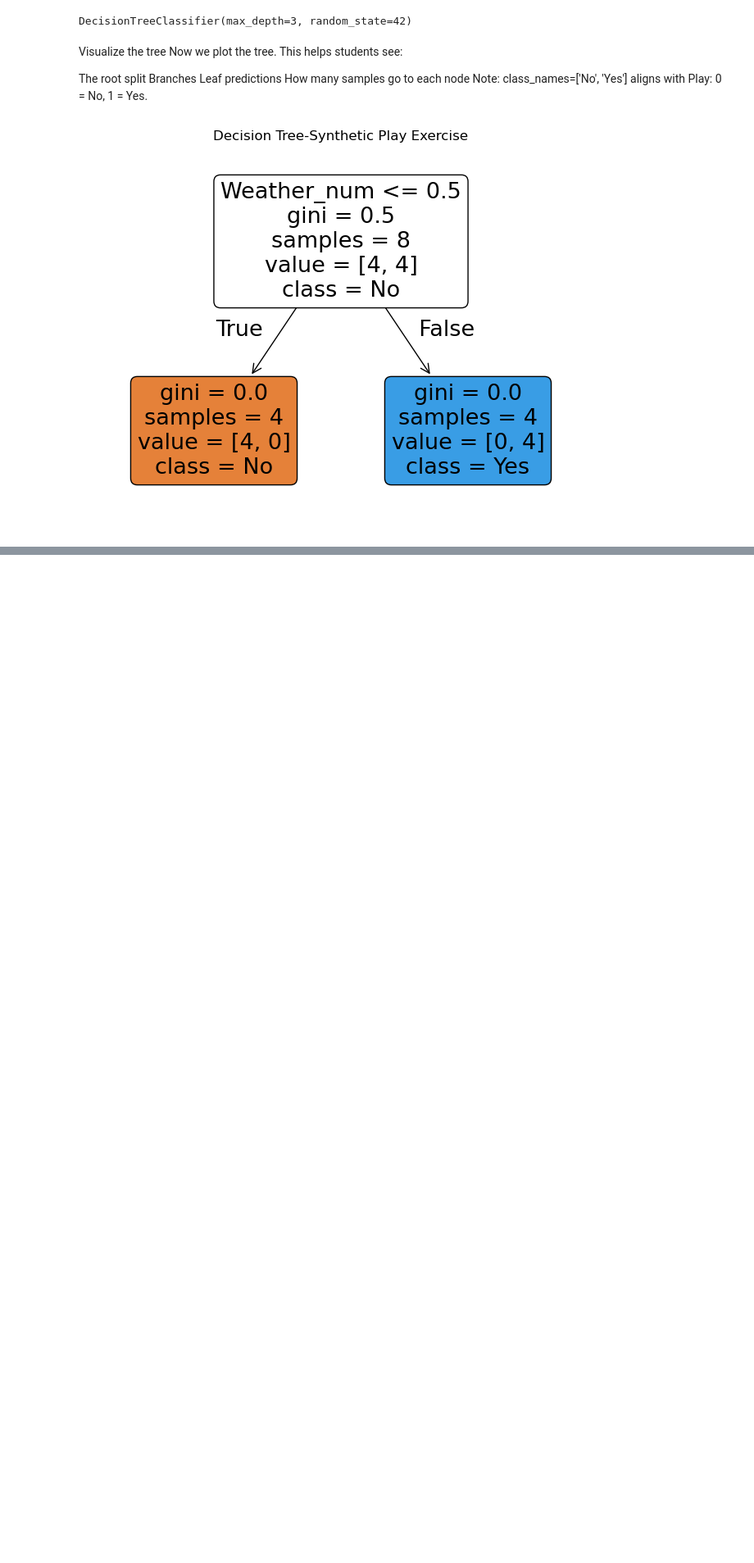
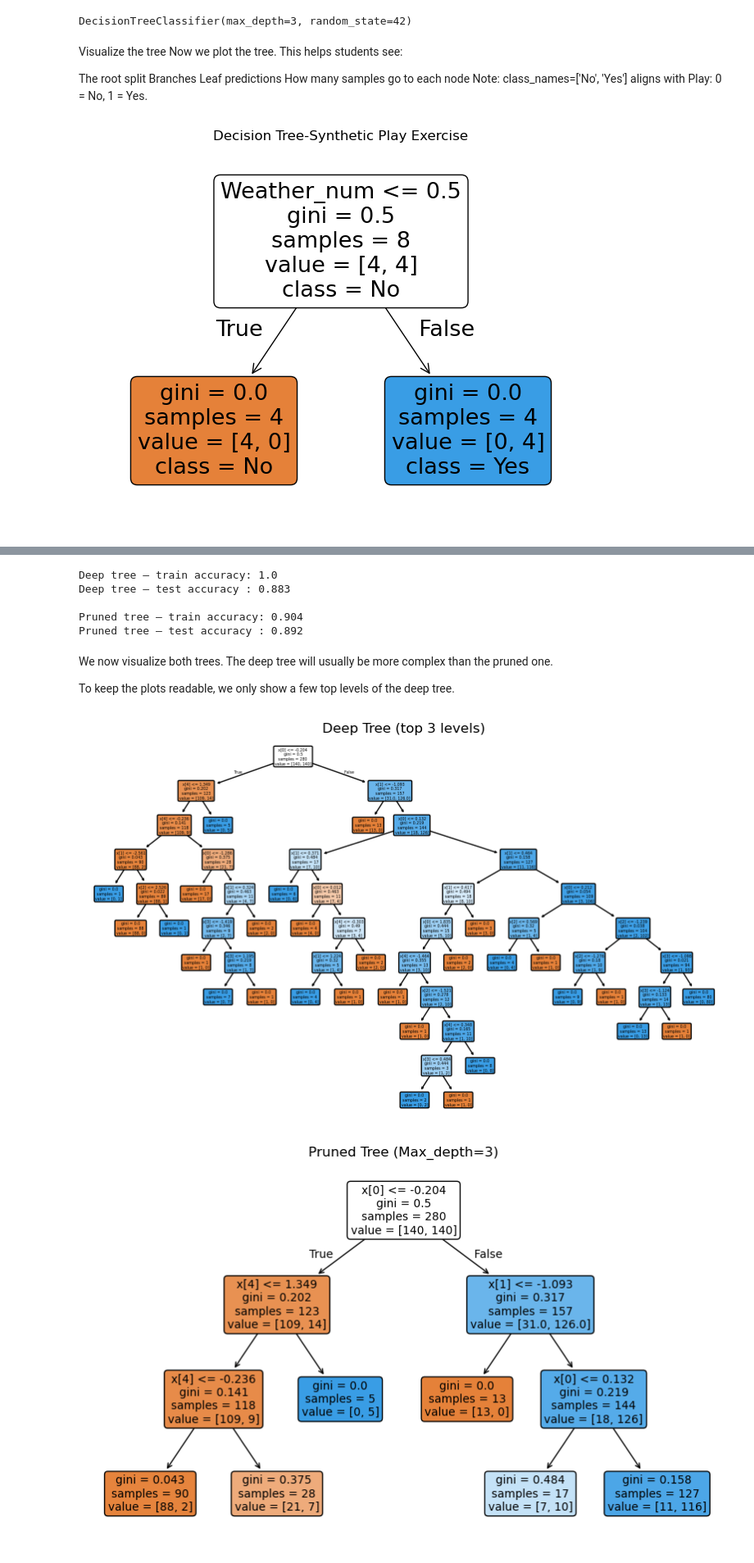
Before and after one commit to sayeedarefin/PHITRON_ML_AI, a Jupyter notebook: Module_11.ipynb, the cells around one changed output, grey strips where cells are left out. Shown at 82% size. Saved outputs shown, nothing was run; the diff lists cells and outputs as text; code cells hidden in the pictures; blank space fills up the shorter version.

Commit message:
Deep Tree

```diff
--- a/Module_11.ipynb
+++ b/Module_11.ipynb
@@ -107,0 +168,44 @@ plt.show()
+# %%
+#Train a deep tree vs a pruned tree
+deep_tree = DecisionTreeClassifier(random_state=42) # declaring a variable where a funtion is assigned to it. Here, DecisionTreeClassifier is a function that creates a decision tree model for classification tasks. The random_state parameter is set to 42 to ensure reproducibility of results.
+deep_tree.fit(X_train_big, y_train_big) # fitting the deep_tree model to the training data (X_train_big and y_train_big). This process involves finding patterns in the training data to make predictions.
+
+pruned_tree = DecisionTreeClassifier(max_depth=3, random_state=42) # declaring a variable where a funtion is assigned to it. Here, DecisionTreeClassifier is a function that creates a decision tree model for classification tasks. The max_depth parameter is set to 3, which limits the depth of the tree to prevent overfitting. The random_state parameter is set to 42 to ensure reproducibility of results.
+pruned_tree.fit(X_train_big, y_train_big) # fitting the pruned_tree model to the training data (X_train_big and y_train_big). This process involves finding patterns in the training data to make predictions.
+
+y_train_pred_deep = deep_tree.predict(X_train_big) # predicting the target variable for the training data (X_train_big) using the deep_tree model. The predicted values are stored in the variable y_train_pred_deep.
+y_test_pred_deep = deep_tree.predict(X_test_big) # predicting the target variable for the testing data (X_test_big) using the deep_tree model. The predicted values are stored in the variable y_test_pred_deep.
+
+y_train_pred_pruned = pruned_tree.predict(X_train_big) # predicting the target variable for the training data (X_train_big) using the pruned_tree model. The predicted values are stored in the variable y_train_pred_pruned.
+y_test_pred_pruned = pruned_tree.predict(X_test_big) # predicting the target variable for the testing data (X_test_big) using the pruned_tree model. The predicted values are stored in the variable y_test_pred_pruned.
+
+print('Deep tree – train accuracy:', round(accuracy_score(y_train_big, y_train_pred_deep), 3)) # calculating and printing the accuracy of the deep_tree model on the training data. The accuracy_score function compares the true labels (y_train_big) with the predicted labels (y_train_pred_deep) and computes the accuracy. The result is rounded to three decimal places and printed.
+print('Deep tree – test accuracy :', round(accuracy_score(y_test_big, y_test_pred_deep), 3)) # calculating and printing the accuracy of the deep_tree model on the testing data. The accuracy_score function compares the true labels (y_test_big) with the predicted labels (y_test_pred_deep) and computes the accuracy. The result is rounded to three decimal places and printed.
+print()
+print('Pruned tree – train accuracy:', round(accuracy_score(y_train_big, y_train_pred_pruned), 3))  # calculating and printing the accuracy of the pruned_tree model on the training data. The accuracy_score function compares the true labels (y_train_big) with the predicted labels (y_train_pred_pruned) and computes the accuracy. The result is rounded to three decimal places and printed.
+print('Pruned tree – test accuracy :', round(accuracy_score(y_test_big, y_test_pred_pruned), 3)) # calculating and printing the accuracy of the pruned_tree model on the testing data. The accuracy_score function compares the true labels (y_test_big) with the predicted labels (y_test_pred_pruned) and computes the accuracy. The result is rounded to three decimal places and printed.
+# %% [output]
+Deep tree – train accuracy: 1.0
+Deep tree – test accuracy : 0.883
+
+Pruned tree – train accuracy: 0.904
+Pruned tree – test accuracy : 0.892
+# %% [markdown]
+We now visualize both trees. The deep tree will usually be more complex than the pruned one.
+
+To keep the plots readable, we only show a few top levels of the deep tree.
+# %%
+# Plot deep tree (showing only top levels for readability)
+plt.figure(figsize=(10,6))
+plot_tree(deep_tree, filled=True,rounded=True)
+plt.title("Deep Tree (top 3 levels)")
+plt.show()
+
+# Plot pruned tree
+plt.figure(figsize=(10,6))
+plot_tree(pruned_tree, filled=True,rounded=True)
+plt.title("Pruned Tree (Max_depth=3)")
+plt.show()
+# %% [output]
+[figure, added]
+[figure, added]
```
Also changed, not shown: parts of 14 cells of this notebook.
